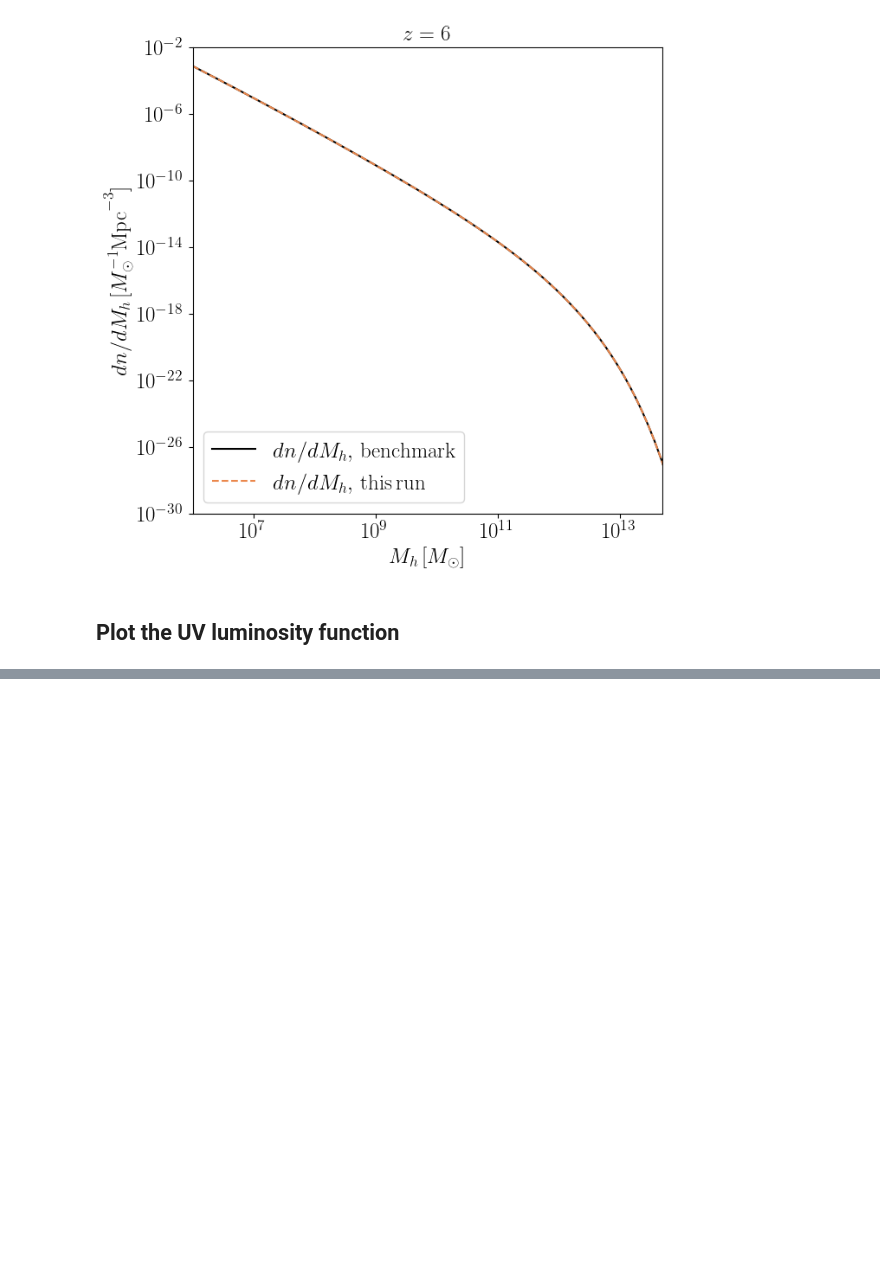
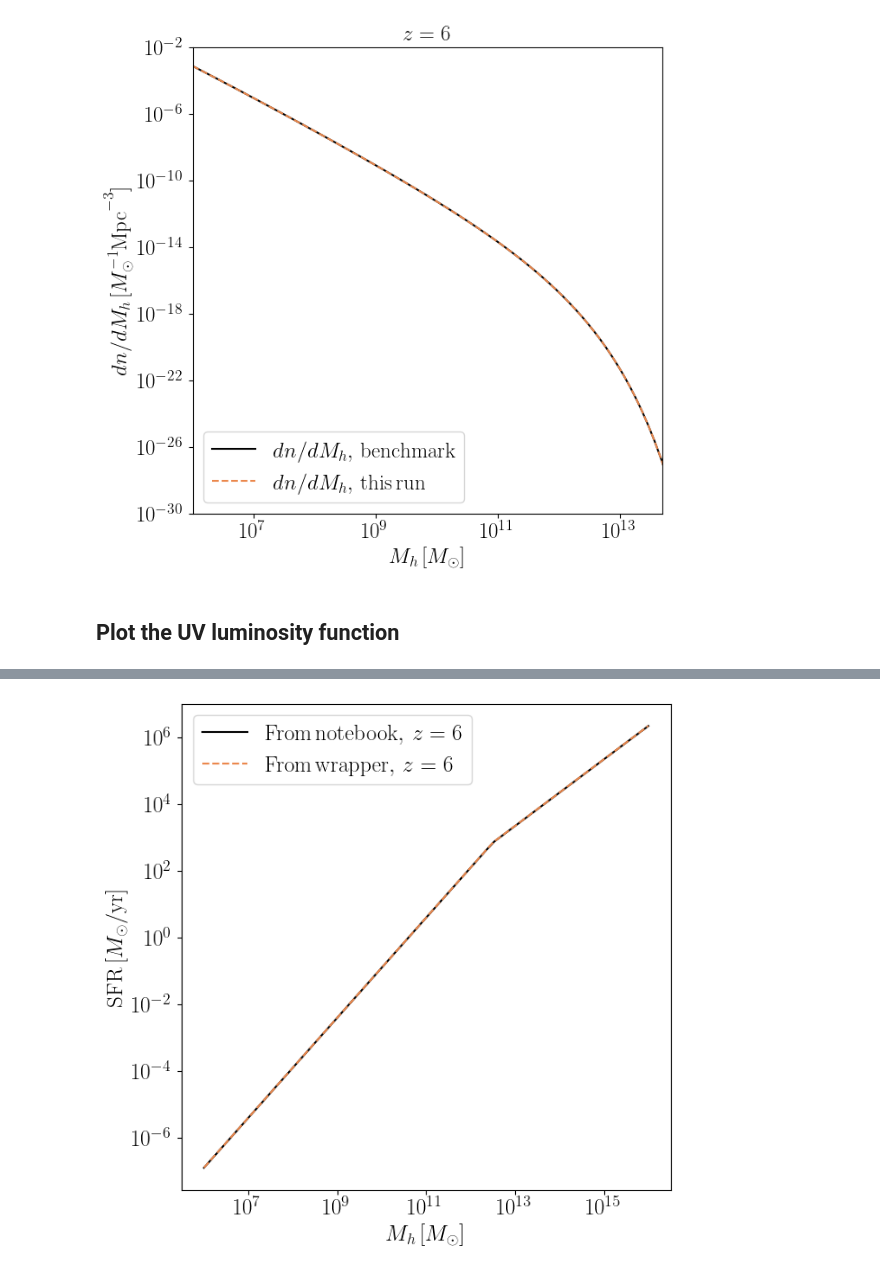
Before and after one commit to jordanflitter/21cmFirstCLASS, a Jupyter notebook: Tutorial (Jupyter notebooks)/test_SFRchanges.ipynb, the cells around one changed output, grey strips where cells are left out. Cells and saved outputs as stored; diff of their text form; code cells hidden in the pictures; blank space fills up the shorter version.

```diff
--- a/Tutorial (Jupyter notebooks)/test_SFRchanges.ipynb
+++ b/Tutorial (Jupyter notebooks)/test_SFRchanges.ipynb
@@ -499,0 +498,26 @@ for i in range(len(redshift_test_dnd[:nplots])):
+# %%
+Mh_vals = np.logspace(6,16)
+z_vals = np.linspace(5,35)
+
+# MUN21
+SF_eff = lambda Mh: pow(10,lightcone.astro_params.F_STAR10)*(Mh/1e10)**lightcone.astro_params.ALPHA_STAR
+fstar  = lambda Mh: min(1,SF_eff(Mh) )
+
+H0 = (67*u.km/u.Mpc/u.s).to(u.yr**-1)
+Hubble = lambda z: H0.value*np.sqrt(lightcone.cosmo_params.OMm*(1+z)**3+lightcone.cosmo_params.OMl)
+test_SFR = lambda Mh,z: fstar(Mh) * lightcone.cosmo_params.OMb / lightcone.cosmo_params.OMm * Mh / lightcone.astro_params.t_STAR * Hubble(z)
+# %%
+SFR = p21c.wrapper.compute_wSFR(Mh = hmf_lightcone[0], redshifts=redshift_test_dnd, user_params=user_params, cosmo_params=cosmo_params,flag_options=flag_options,astro_params=astro_params)
+
+fig1, ax1 = plt.subplots(1, 1, figsize=(7,7)) # set the plot size
+for i in range(len(redshift_test_dnd[:nplots])):
+    ax1.loglog(Mh_vals,np.vectorize(test_SFR)(Mh_vals,redshift_test_dnd[i]),label=r'${\rm From\, notebook,\, }\,z=%g$'%redshift_test_dnd[i], color='k',linestyle='-')
+    ax1.loglog(hmf_lightcone[0][i],SFR[i],label=r'${\rm From\, wrapper,\, }\,z=%g$'%redshift_test_dnd[i], color=color_test,linestyle='--')
+
+ax1.set_xlabel(r'$M_h\,[M_\odot]$',fontsize=18)
+ax1.set_ylabel(r'${\rm SFR}\,[M_\odot/{\rm yr}]$',fontsize=18)
+ax1.legend(fontsize=18)
+ax1.xaxis.set_tick_params(labelsize=18)
+ax1.yaxis.set_tick_params(labelsize=18)
+# %% [output]
+[figure, added]
```
Also changed, not shown: parts of 4 cells of this notebook, 8 other files.
